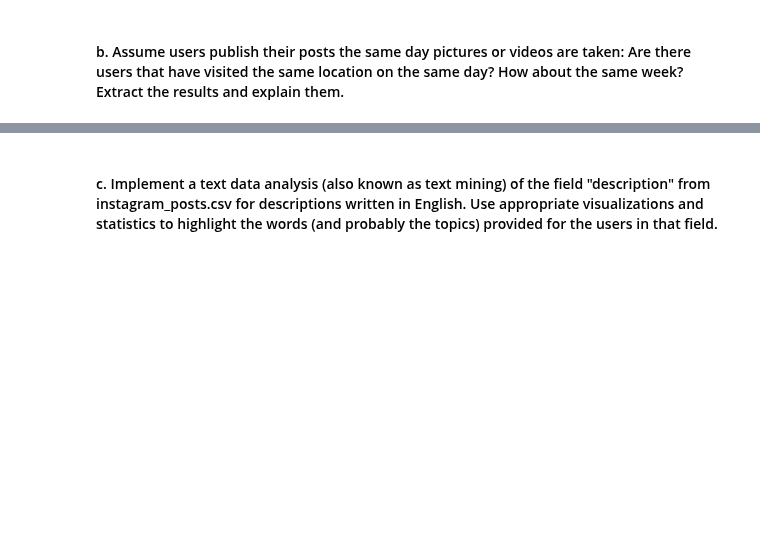
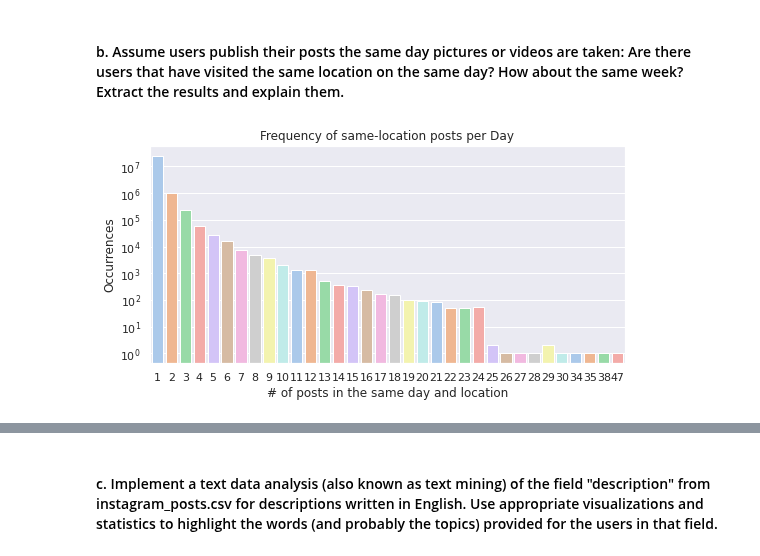
Before and after one commit to Prot10/ADM_HW_2, a Jupyter notebook: general.ipynb, the cells around one changed output, grey strips where cells are left out. Saved outputs shown, nothing was run; the diff lists cells and outputs as text; code cells hidden in the pictures; blank space fills up the shorter version.

```diff
--- a/general.ipynb
+++ b/general.ipynb
@@ -524,2 +597,22 @@ del likes_time
 # %% [markdown]
 #### b. Assume users publish their posts the same day pictures or videos are taken: Are there users that have visited the same location on the same day? How about the same week? Extract the results and explain them.
+# %%
+posts.df = posts\
+    .col(['location_id', 'profile_id', 'cts'])\
+    .dropna()
+# %%
+day = posts.df\
+            .groupby([pd.Grouper(key="cts", freq="1d"), 'location_id', 'profile_id'], sort=False)\
+            .agg(cnt=pd.NamedAgg(column="cts", aggfunc='count'))['cnt']\
+            .value_counts().sort_index()
+sns.set(rc={'figure.figsize':(day.index.shape[0]/4,4)})
+ax = sns.barplot(x=day.index, y=day, palette='pastel')
+ax.set(
+    xlabel = '# of posts in the same day and location',
+    ylabel = 'Occurrences',
+    title = 'Frequency of same-location posts per Day',
+    yscale = 'log'
+)
+plt.show()
+# %% [output]
+[figure, added]
```
Also changed, not shown: parts of 11 cells of this notebook.
